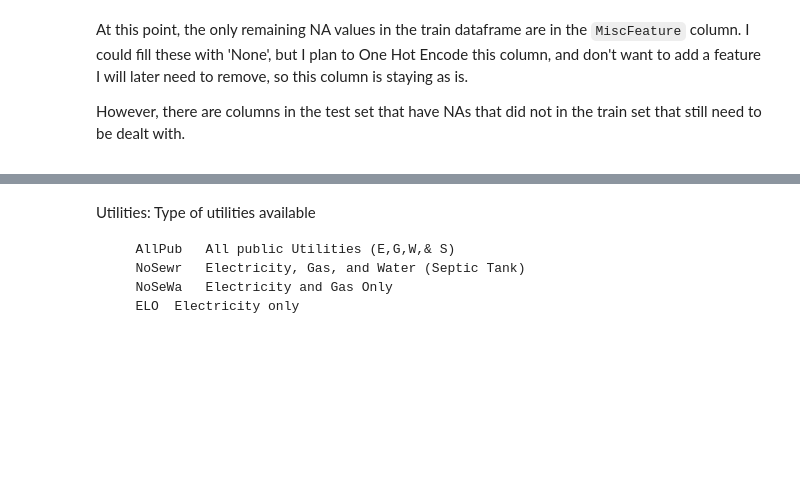
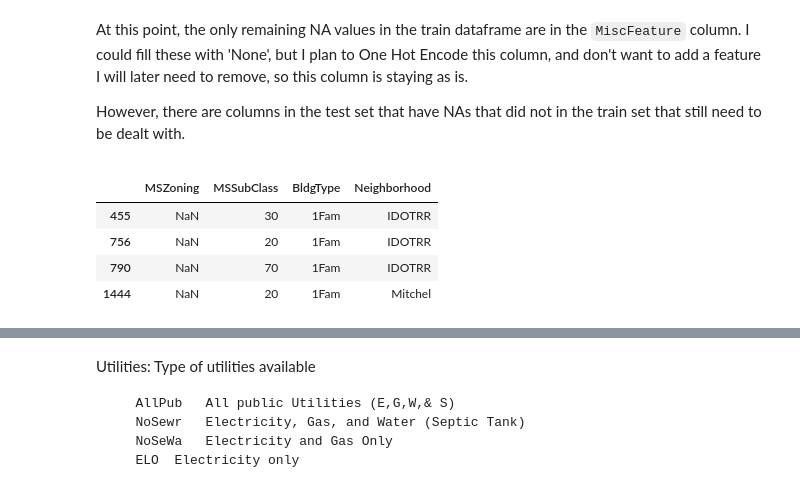
Before and after one commit to MeghanBarritt/kaggle-comp-housing-prices, a Jupyter notebook: Notebooks/2-Data_Cleaning.ipynb, the cells around one changed output, grey strips where cells are left out. Cells and saved outputs as stored; diff of their text form; code cells hidden in the pictures; blank space fills up the shorter version.

```diff
--- a/Notebooks/2-Data_Cleaning.ipynb
+++ b/Notebooks/2-Data_Cleaning.ipynb
@@ -677,0 +1052,8 @@ test_df[test_df['GarageCars'].isna()][['GarageType','GarageArea','GarageCars','G
+# %%
+test_df[test_df['MSZoning'].isna()][['MSZoning','MSSubClass','BldgType','Neighborhood']]
+# %% [output]
+|  | MSZoning | MSSubClass | BldgType | Neighborhood |
+| 455 | NaN | 30 | 1Fam | IDOTRR |
+| 756 | NaN | 20 | 1Fam | IDOTRR |
+| 790 | NaN | 70 | 1Fam | IDOTRR |
+| 1444 | NaN | 20 | 1Fam | Mitchel |
```
Also changed, not shown: parts of 51 cells of this notebook.
